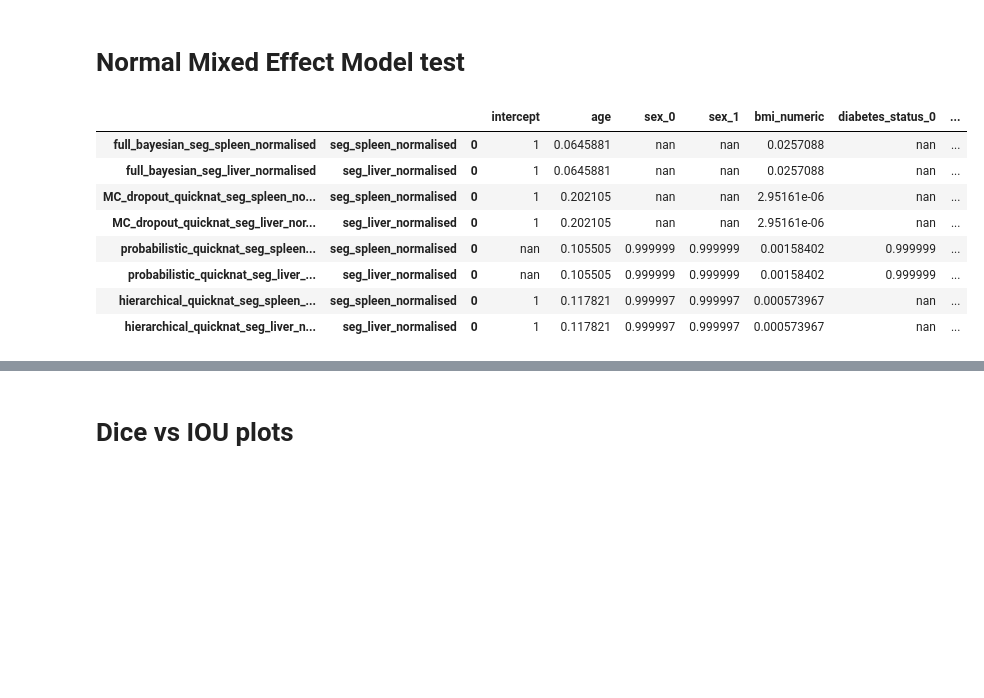
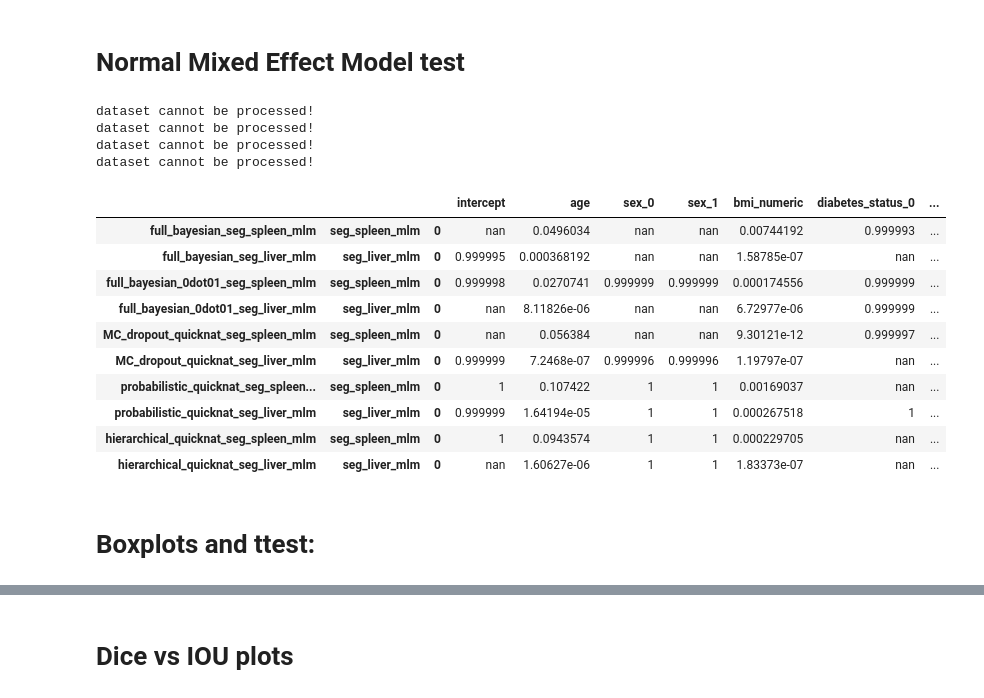
Before and after one commit to jyotirmay123/BNN-for-Uncertainty-Estimation-of-Imaging-Biomarkers, a Jupyter notebook: model_and_dataset_stats_analysis_final.ipynb, the cells around one changed output, grey strips where cells are left out. Drawn from its saved outputs; the diff is of its cells as text; code cells hidden in the pictures; blank space fills up the shorter version.

```diff
--- a/model_and_dataset_stats_analysis_final.ipynb
+++ b/model_and_dataset_stats_analysis_final.ipynb
@@ -147,8 +178,11 @@ medication_feats = ['meds-antidiabetic', 'meds-antihypertensive', 'meds-incretin
                     'meds-lipoprotein-lowering', 'meds-oral-antidiabetic']
 triglyceride = ['triglyceride']
 hypertension = ['hypertension']
-basic_feats = ['age', 'height', 'sex', 'weight' ]
+basic_feats = ['age', 'height', 'sex', 'weight']
+
 vols_feat = ['seg_liver', 'seg_spleen']
+spleen_sample_cols = ['0_spleen','1_spleen','2_spleen','3_spleen','4_spleen','5_spleen','6_spleen','7_spleen','8_spleen','9_spleen']
+liver_sample_cols = ['0_liver','1_liver','2_liver','3_liver','4_liver','5_liver','6_liver','7_liver','8_liver','9_liver']
 
 feats_from_paper_for_group_test = [['age', 'sex_0', 'sex_1', 'bmi_numeric'],
              ['diabetes_status_0', 'diabetes_status_1', 'diabetes_status_2'], ['hypertension'], ['triglyceride'],
@@ -166,6 +200,8 @@ feats_from_paper_for_individual_test = [['age', 'sex_0', 'sex_1', 'bmi_numeric']
               'mri_liver_fat_lobus_sinister', 'mri_liver_fat_portal_vein'],
              ['meds_lipoprotein_lowering', 'meds_antihypertensive'],
              ['smoker_former', 'smoker_non_smoker', 'smoker_regular'], ['alcohol_g_day']]
+
+paper_link = 'https://journals.plos.org/plosone/article/file?id=10.1371/journal.pone.0177154&type=printable'
 # %%
 model_merged_feats_path = [
     {'full_bayesian': './projects/full_bayesian/reports/full_bayesian_KORA_v2/KORA/10_1571866968.4002764_concat_report_final.csv'},
@@ -192,4 +250,5 @@ at = 'all_KORA_processed_True'
 tf = 'test_KORA_processed_False'
 tt = 'test_KORA_processed_True'
 # %%
-model_merged_feats_path_combined = {key:val for d in model_merged_feats_path for key,val in d.items()}
+model_merged_feats_path_combined = {key:val for d in all_paths for key,val in d.items()}
+only_models_final_report_path = {key:val for d in final_model_report_path for key,val in d.items()}
@@ -281,14 +373,12 @@ p_value_df_styler
 # %%
 feats = flatten(feats_from_paper_for_group_test)
 
-li_wts = {'full_bayesian':0.001,
-          'MC_dropout_quicknat':0.00001,
-          'probabilistic_quicknat': 0.0001,
-          'hierarchical_quicknat':0.0001
-         }
 dicts = {}
 anova_test_dicts = {}
 for key, value in model_merged_feats_path_combined.items():
+    if 'KORA' in key:
+        print('dataset cannot be processed!')
+        continue
     df = pd.read_csv(value)
     df = rename(df)
     df = transform_to_categorical(df, ['diabetes_status', 'sex'])
@@ -307,7 +397,7 @@ for key, value in model_merged_feats_path_combined.items():
     anova_test_dicts[key][target_col] =  result['PR(>F)'].values[:-1]
 
     target_col = 'seg_liver_normalised'
-    p_value_dict = regularised_group_feats(df, target_col, feature_string , 'iou_liver')
+    model = regularised_group_feats(df, target_col, feature_string , 'iou_liver')
     result = anova_test(model)
     dicts[key][target_col] =  model.pvalues[:-1]
     anova_test_dicts[key][target_col] =  result['PR(>F)'].values[:-1]
@@ -344,48 +442,71 @@ anova_test_p_value_df_styler
 # %% [markdown]
 # Normal Mixed Effect Model test
 # %%
+feats = flatten(feats_from_paper_for_group_test)
+
+li_wts = {'full_bayesian':0.001,
+          'full_bayesian_0dot01':0.0001,
+          'MC_dropout_quicknat':0.00001,
+          'probabilistic_quicknat': 0.0001,
+          'hierarchical_quicknat':0.0001
+         }
 dicts = {}
 # anova_test_dicts = {}
 for key, value in model_merged_feats_path_combined.items():
+    if 'KORA' in key:
+        print('dataset cannot be processed!')
+        continue
     df = pd.read_csv(value)
     df = rename(df)
     df = transform_to_categorical(df, ['diabetes_status', 'sex'])
-    df, normalised_cols = z_score_column_normalise(df, ['seg_spleen', 'seg_liver'])
     df = df.fillna(0)
+    df_s = df.copy()
+    df_l = df.copy()
 
     dicts[key] = {}
 #     anova_test_dicts[key] = {}
-
-    target_col = 'seg_spleen_normalised'
     feature_string =  "+".join(feats)
 
-    model = normal_mixed_effect_model(df, target_col, feature_string ,'volume_id')
+    target_col = 'seg_spleen_mlm'
+    df_spleen, spleen_normalised_cols_map = z_score_group_normalise(df_s, spleen_sample_cols)
+    df_spleen = pre_process_for_mlm(df_spleen, list(spleen_normalised_cols_map.values()), target_col)
+    model = normal_mixed_effect_model(df_spleen, target_col, feature_string ,'volume_id')
 #     result = anova_test(model)
     dicts[key][target_col] = model.pvalues[:-1]
 #     anova_test_dicts[key][target_col] =  result['PR(>F)'].values[:-1]
 
-    target_col = 'seg_liver_normalised'
-    p_value_dict = normal_mixed_effect_model(df, target_col, feature_string ,'volume_id')
+    target_col = 'seg_liver_mlm'
+    df_liver, liver_normalised_cols_map = z_score_group_normalise(df_l, liver_sample_cols)
+    df_liver = pre_process_for_mlm(df_liver, list(liver_normalised_cols_map.values()), target_col)
+    model = normal_mixed_effect_model(df_liver, target_col, feature_string ,'volume_id')
 #     result = anova_test(model)
     dicts[key][target_col] =  model.pvalues[:-1]
 #     anova_test_dicts[key][target_col] =  result['PR(>F)'].values[:-1]
 
 p_value_df = df_from_nested_dicts(dicts)
 # anova_test_p_value_df = df_from_nested_dicts(anova_test_dicts)
 cols = ['intercept']
 cols.extend(feats)
 p_value_df.columns = cols
 # anova_test_p_value_df.columns = feats
 p_value_df_styler = highlight_significance(p_value_df)
 # anova_test_p_value_df_styler = highlight_significance(anova_test_p_value_df)
 p_value_df_styler
 # %% [output]
+dataset cannot be processed!
+dataset cannot be processed!
+dataset cannot be processed!
+dataset cannot be processed!
 |  |  |  | intercept | age | sex_0 | sex_1 | bmi_numeric | diabetes_status_0 | ... |
-| full_bayesian_seg_spleen_normalised | seg_spleen_normalised | 0 | 1 | 0.0645881 | nan | nan | 0.0257088 | nan | ... |
-| full_bayesian_seg_liver_normalised | seg_liver_normalised | 0 | 1 | 0.0645881 | nan | nan | 0.0257088 | nan | ... |
-| MC_dropout_quicknat_seg_spleen_no... | seg_spleen_normalised | 0 | 1 | 0.202105 | nan | nan | 2.95161e-06 | nan | ... |
-| MC_dropout_quicknat_seg_liver_nor... | seg_liver_normalised | 0 | 1 | 0.202105 | nan | nan | 2.95161e-06 | nan | ... |
-| probabilistic_quicknat_seg_spleen... | seg_spleen_normalised | 0 | nan | 0.105505 | 0.999999 | 0.999999 | 0.00158402 | 0.999999 | ... |
-| probabilistic_quicknat_seg_liver_... | seg_liver_normalised | 0 | nan | 0.105505 | 0.999999 | 0.999999 | 0.00158402 | 0.999999 | ... |
-| hierarchical_quicknat_seg_spleen_... | seg_spleen_normalised | 0 | 1 | 0.117821 | 0.999997 | 0.999997 | 0.000573967 | nan | ... |
-| hierarchical_quicknat_seg_liver_n... | seg_liver_normalised | 0 | 1 | 0.117821 | 0.999997 | 0.999997 | 0.000573967 | nan | ... |
+| full_bayesian_seg_spleen_mlm | seg_spleen_mlm | 0 | nan | 0.0496034 | nan | nan | 0.00744192 | 0.999993 | ... |
+| full_bayesian_seg_liver_mlm | seg_liver_mlm | 0 | 0.999995 | 0.000368192 | nan | nan | 1.58785e-07 | nan | ... |
+| full_bayesian_0dot01_seg_spleen_mlm | seg_spleen_mlm | 0 | 0.999998 | 0.0270741 | 0.999999 | 0.999999 | 0.000174556 | 0.999999 | ... |
+| full_bayesian_0dot01_seg_liver_mlm | seg_liver_mlm | 0 | nan | 8.11826e-06 | nan | nan | 6.72977e-06 | 0.999999 | ... |
+| MC_dropout_quicknat_seg_spleen_mlm | seg_spleen_mlm | 0 | nan | 0.056384 | nan | nan | 9.30121e-12 | 0.999997 | ... |
+| MC_dropout_quicknat_seg_liver_mlm | seg_liver_mlm | 0 | 0.999999 | 7.2468e-07 | 0.999996 | 0.999996 | 1.19797e-07 | nan | ... |
+| probabilistic_quicknat_seg_spleen... | seg_spleen_mlm | 0 | 1 | 0.107422 | 1 | 1 | 0.00169037 | nan | ... |
+| probabilistic_quicknat_seg_liver_mlm | seg_liver_mlm | 0 | 0.999999 | 1.64194e-05 | 1 | 1 | 0.000267518 | 1 | ... |
+| hierarchical_quicknat_seg_spleen_mlm | seg_spleen_mlm | 0 | 1 | 0.0943574 | 1 | 1 | 0.000229705 | nan | ... |
+| hierarchical_quicknat_seg_liver_mlm | seg_liver_mlm | 0 | nan | 1.60627e-06 | 1 | 1 | 1.83373e-07 | nan | ... |
+# %% [markdown]
+# Boxplots and ttest:
```
Also changed, not shown: parts of 17 cells of this notebook, 5 other files.
